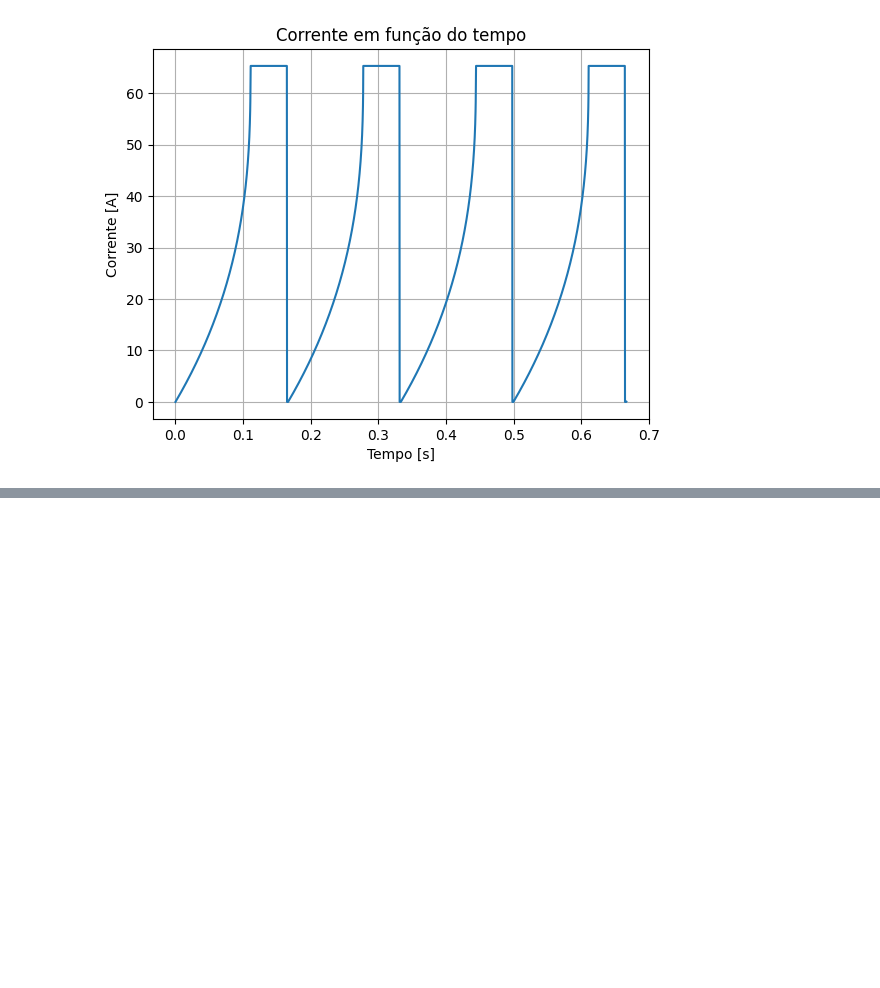
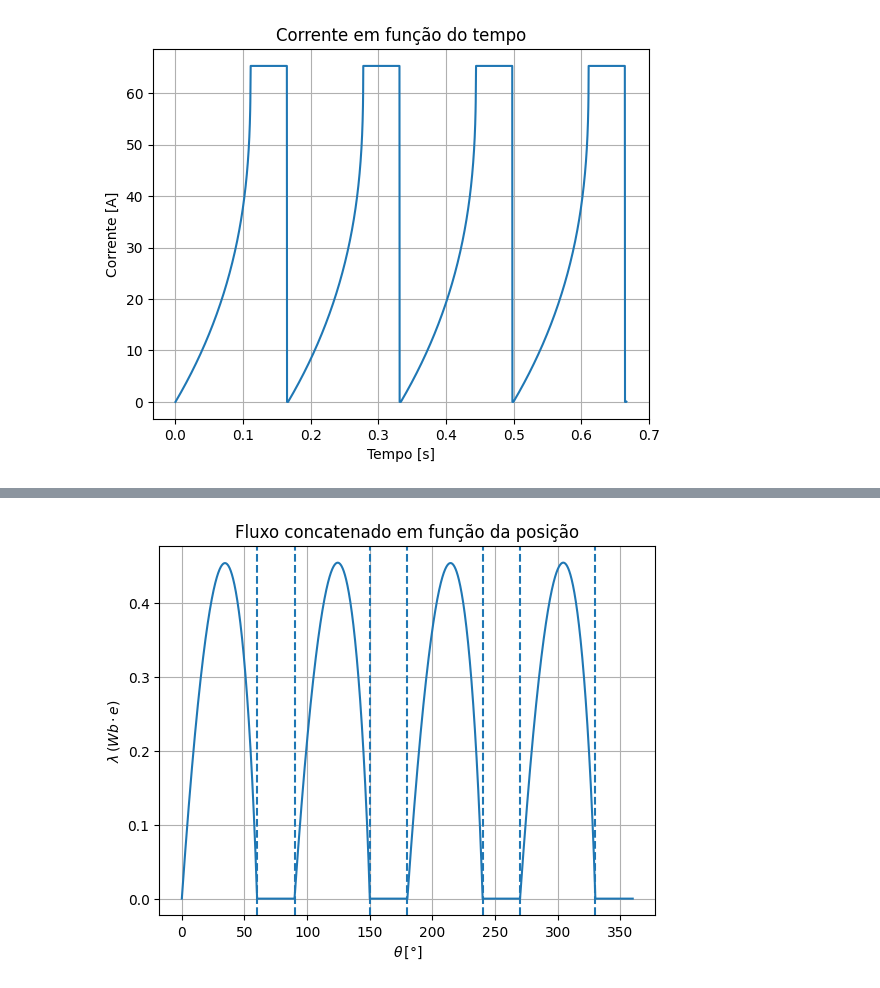
Before and after one commit to Tulio-Tav/Conversao_Eletromecanica, a Jupyter notebook: Projeto_de_conversao (1).ipynb, the cells around one changed output, grey strips where cells are left out. Saved outputs shown, nothing was run; the diff lists cells and outputs as text; code cells hidden in the pictures; blank space fills up the shorter version.

```diff
--- a/Projeto_de_conversao (1).ipynb
+++ b/Projeto_de_conversao (1).ipynb
@@ -780,0 +775,16 @@ plt.show()
+# %%
+plt.plot(theta_array[:-2], fluxo_concatenado_array[:-2])
+plt.grid(True)
+plt.xlabel(r'$\theta\,[°]$')
+plt.ylabel(r'$\lambda\,(Wb\cdot e)$')
+plt.title('Fluxo concatenado em função da posição')
+plt.axvline(60, linestyle = '--')
+plt.axvline(90, linestyle = '--')
+plt.axvline(150, linestyle = '--')
+plt.axvline(180, linestyle = '--')
+plt.axvline(240, linestyle = '--')
+plt.axvline(270, linestyle = '--')
+plt.axvline(330, linestyle = '--')
+plt.show()
+# %% [output]
+[figure, added]
```
Also changed, not shown: parts of 10 cells of this notebook.
